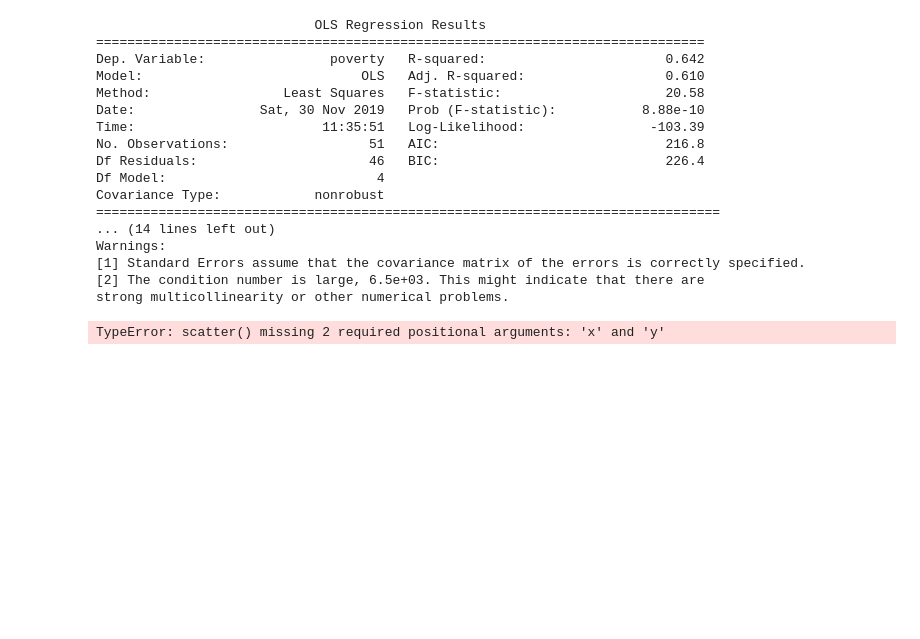
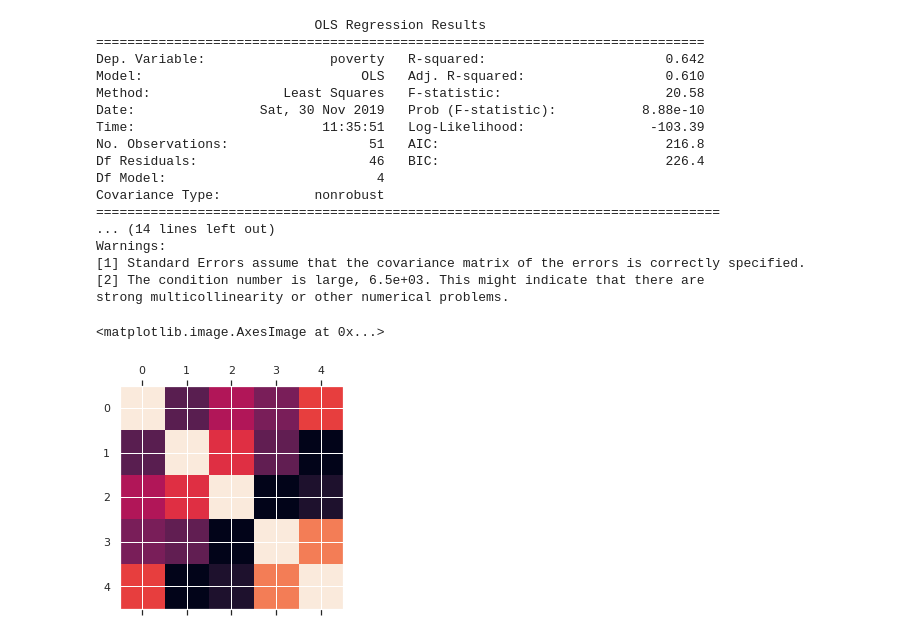
Before and after one commit to PavelVoroninR/Jupiter, a Jupyter notebook: Regression.ipynb, the cells around one changed output. Cells and saved outputs as stored; diff of their text form; code cells hidden in the pictures; blank space fills up the shorter version.

```diff
--- a/Regression.ipynb
+++ b/Regression.ipynb
@@ -237,7 +237,8 @@ Warnings:
 [1] Standard Errors assume that the covariance matrix of the errors is correctly specified.
 [2] The condition number is large, 6.5e+03. This might indicate that there are
 strong multicollinearity or other numerical problems.
-# %%
-df.plot.scatter()
-# %% [output]
-TypeError: scatter() missing 2 required positional arguments: 'x' and 'y'
+# %%
+plt.matshow(df.corr())
+# %% [output]
+<matplotlib.image.AxesImage at 0x...>
+[figure, added]
```
